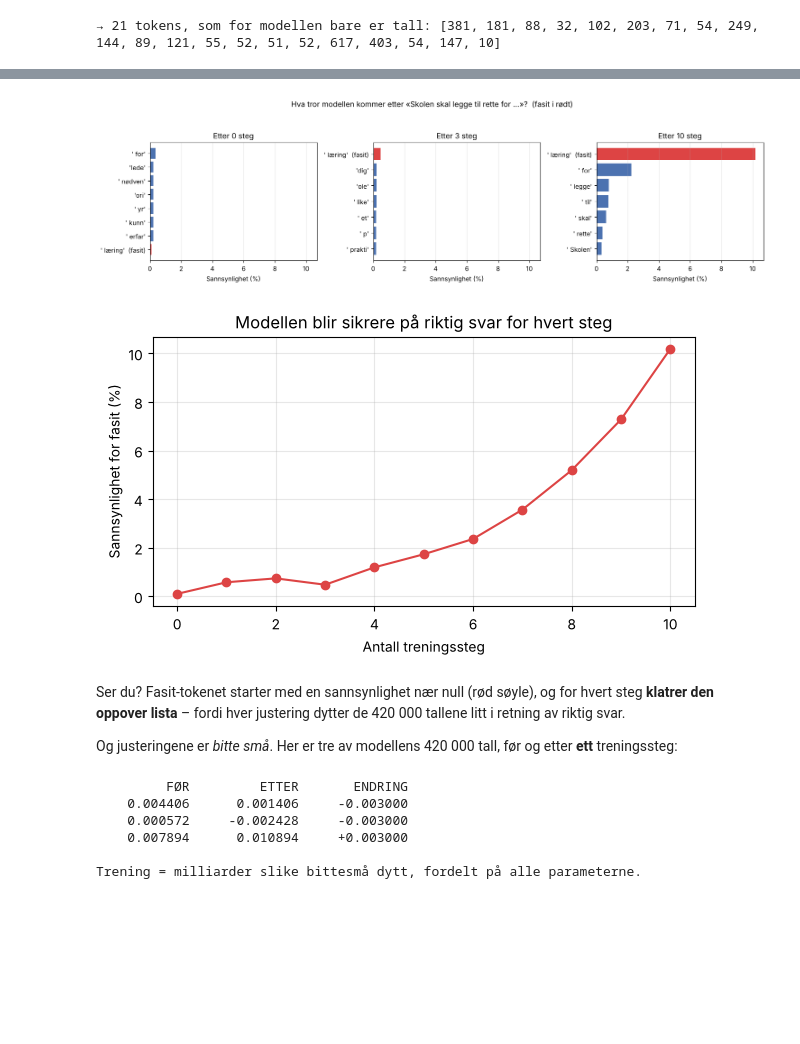
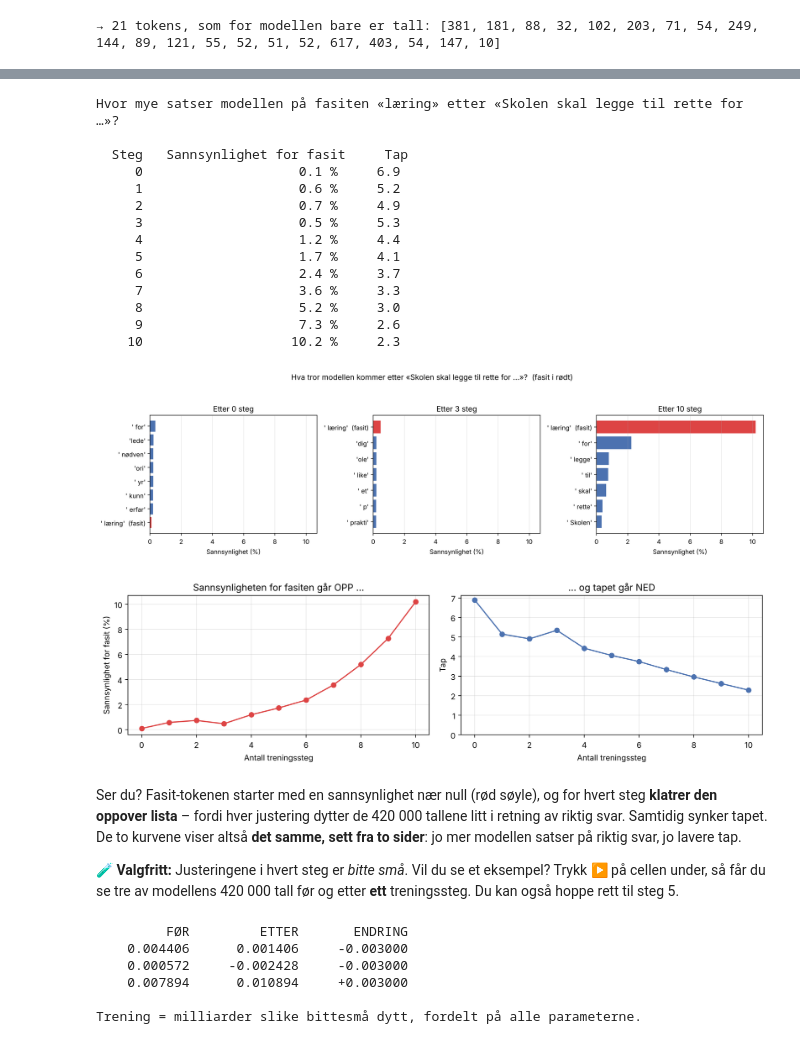
Before and after one commit to erlingmi/FIKS_kurs, a Jupyter notebook: del2_trening.ipynb, the cells around one changed output, grey strips where cells are left out. Drawn from its saved outputs; the diff is of its cells as text; code cells hidden in the pictures; blank space fills up the shorter version.

```diff
--- a/del2_trening.ipynb
+++ b/del2_trening.ipynb
@@ -255,8 +316,9 @@ eneste eksempel**, og følger med på søylediagrammet underveis:
 # %%
 #@title 🔧 10 treningssteg i sakte film { display-mode: "form" }
+import math
 
 def gjett_neste(modell, tekst):
-    """Spør modellen: hvor sannsynlig er hvert token i vokabularet som NESTE token etter teksten?"""
+    """Spør modellen: hvor sannsynlig er hver token i vokabularet som NESTE token etter teksten?"""
     numre = tokenizer(tekst, return_tensors="pt").input_ids
     with torch.no_grad():                            # vi bare spør – ingenting skal justeres enda
         poeng = modell(numre).logits[0, -1]          # ett «poeng» per token i vokabularet
@@ -270,50 +332,83 @@ def treningssteg(modell, optimizer, **eksempler):
     tap.backward()                                   # backpropagation: hvilken vei bør hvert tall justeres?
     optimizer.step()                                 # ... og juster dem
     modell.eval()
     return tap.item()
 
 # Vi øver på en KOPI, så hovedmodellen forblir urørt
 ovemodell = copy.deepcopy(modell)
-optimizer = torch.optim.AdamW(ovemodell.parameters(), lr=3e-3)
+ove_optimizer = torch.optim.AdamW(ovemodell.parameters(), lr=3e-3)
 
 # Treningseksempelet: hele setningen, med fasiten på slutten
 setning = tokenizer(eksempel + " " + fasit, return_tensors="pt").input_ids
 
-sannsynlighet_for_fasit = []     # én måling per steg, til kurven nederst
+sannsynlighet_for_fasit = []     # én måling per steg
+tap_for_fasit = []               # ... og tapet som hører til
 bilder = {}                      # søylediagram-data fra steg 0, 3 og 10
 
+print(f"Hvor mye satser modellen på fasiten «{fasit}» etter «{eksempel} …»?")
+print()
+print("  Steg   Sannsynlighet for fasit     Tap")
 for steg in range(11):
     gjetning = gjett_neste(ovemodell, eksempel)
-    sannsynlighet_for_fasit.append(gjetning[fasit_id].item() * 100)
+    sannsynlighet = gjetning[fasit_id].item()        # et tall mellom 0 og 1
+    tap = -math.log(sannsynlighet)                   # tapsfunksjonen: lav sannsynlighet → høyt tap
+
+    print(f"  {steg:>4}   {sannsynlighet * 100:>20.1f} %   {tap:>5.1f}")
+    sannsynlighet_for_fasit.append(sannsynlighet * 100)
+    tap_for_fasit.append(tap)
     if steg in (0, 3, 10):
         bilder[steg] = gjetning
     if steg < 10:
-        treningssteg(ovemodell, optimizer, input_ids=setning, labels=setning)
+        treningssteg(ovemodell, ove_optimizer, input_ids=setning, labels=setning)
 
 # --- Tegn: tre søylediagrammer ...
 figur, ruter = plt.subplots(1, 3, figsize=(15, 4), sharex=True)
 for rute, steg in zip(ruter, bilder):
     tegn_soyler(rute, bilder[steg], fasit_id, f"Etter {steg} steg")
 figur.suptitle(f"Hva tror modellen kommer etter «{eksempel} …»?  (fasit i rødt)", y=1.05)
 plt.tight_layout()
 plt.show()
 
-# --- ... og kurven som viser hvordan fasiten klatrer
-plt.figure(figsize=(7, 3.5))
-plt.plot(sannsynlighet_for_fasit, marker="o", color="#dd4444")
-plt.xlabel("Antall treningssteg")
-plt.ylabel("Sannsynlighet for fasit (%)")
-plt.title("Modellen blir sikrere på riktig svar for hvert steg")
-plt.grid(alpha=0.3)
+# --- ... og to kurver: sannsynligheten for fasiten går opp, tapet går ned
+figur, (venstre, hoyre) = plt.subplots(1, 2, figsize=(12, 3.5))
+venstre.plot(sannsynlighet_for_fasit, marker="o", color="#dd4444")
+venstre.set_title("Sannsynligheten for fasiten går OPP …")
+venstre.set_xlabel("Antall treningssteg")
+venstre.set_ylabel("Sannsynlighet for fasit (%)")
+venstre.grid(alpha=0.3)
+
+hoyre.plot(tap_for_fasit, marker="o", color="#4c72b0")
+hoyre.set_title("… og tapet går NED")
+hoyre.set_xlabel("Antall treningssteg")
+hoyre.set_ylabel("Tap")
+hoyre.set_ylim(bottom=0)
+hoyre.grid(alpha=0.3)
+plt.tight_layout()
 plt.show()
 # %% [output]
+Hvor mye satser modellen på fasiten «læring» etter «Skolen skal legge til rette for …»?
+
+  Steg   Sannsynlighet for fasit     Tap
+     0                    0.1 %     6.9
+     1                    0.6 %     5.2
+     2                    0.7 %     4.9
+     3                    0.5 %     5.3
+     4                    1.2 %     4.4
+     5                    1.7 %     4.1
+     6                    2.4 %     3.7
+     7                    3.6 %     3.3
+     8                    5.2 %     3.0
+     9                    7.3 %     2.6
+    10                   10.2 %     2.3
 [figure]
-[figure, old version]
+[figure, new version]
 # %% [markdown]
-Ser du? Fasit-tokenet starter med en sannsynlighet nær null (rød søyle), og for hvert
+Ser du? Fasit-tokenen starter med en sannsynlighet nær null (rød søyle), og for hvert
 steg **klatrer den oppover lista** – fordi hver justering dytter de 420 000 tallene litt i
-retning av riktig svar.
+retning av riktig svar. Samtidig synker tapet. De to kurvene viser altså **det samme, sett fra to
+sider**: jo mer modellen satser på riktig svar, jo lavere tap.
 
-Og justeringene er  *bitte små*. Her er tre av modellens 420 000 tall, før og etter
-**ett** treningssteg:
+**🧪 Valgfritt:** Justeringene i hvert steg er *bitte små*. Vil du se et eksempel? Trykk ▶️ på
+cellen under, så får du se tre av modellens 420 000 tall før og etter **ett** treningssteg. Du kan
+også hoppe rett til steg 5.
 # %%
```
Also changed, not shown: parts of 28 cells of this notebook, 1 other file.
